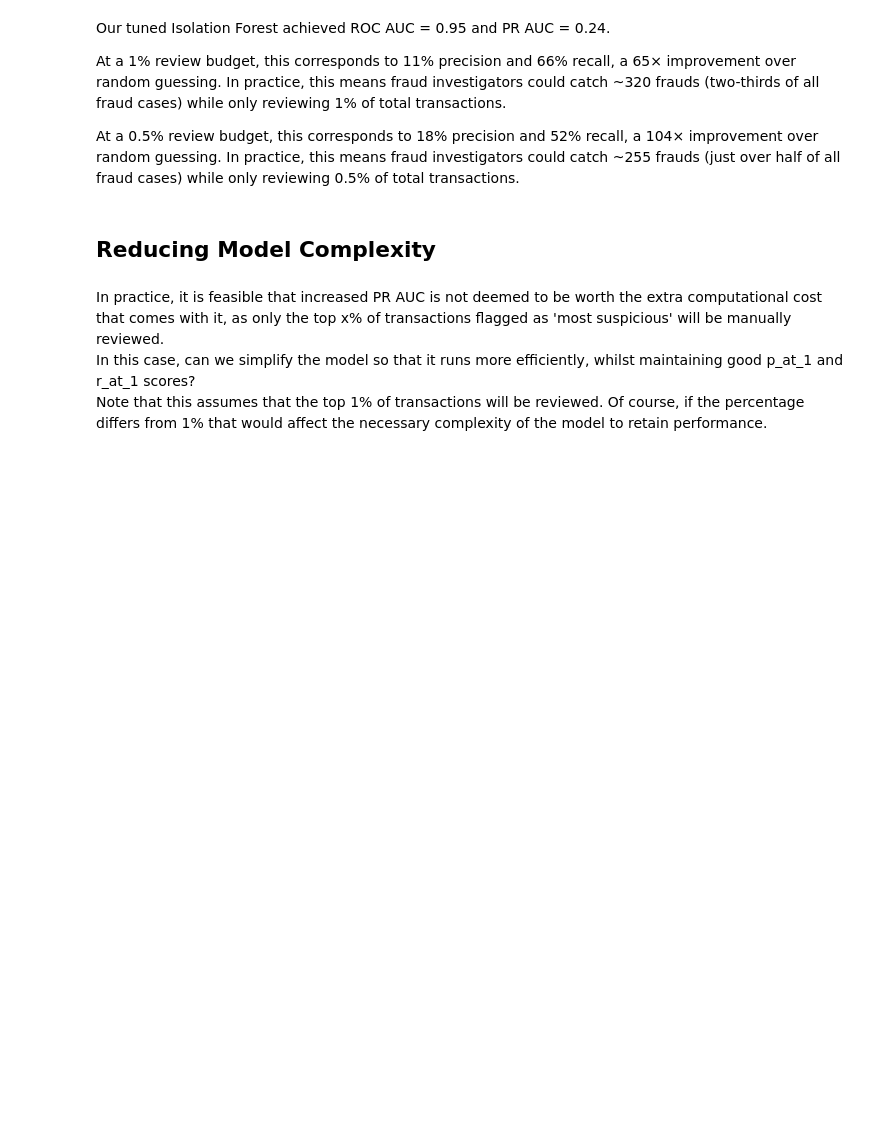
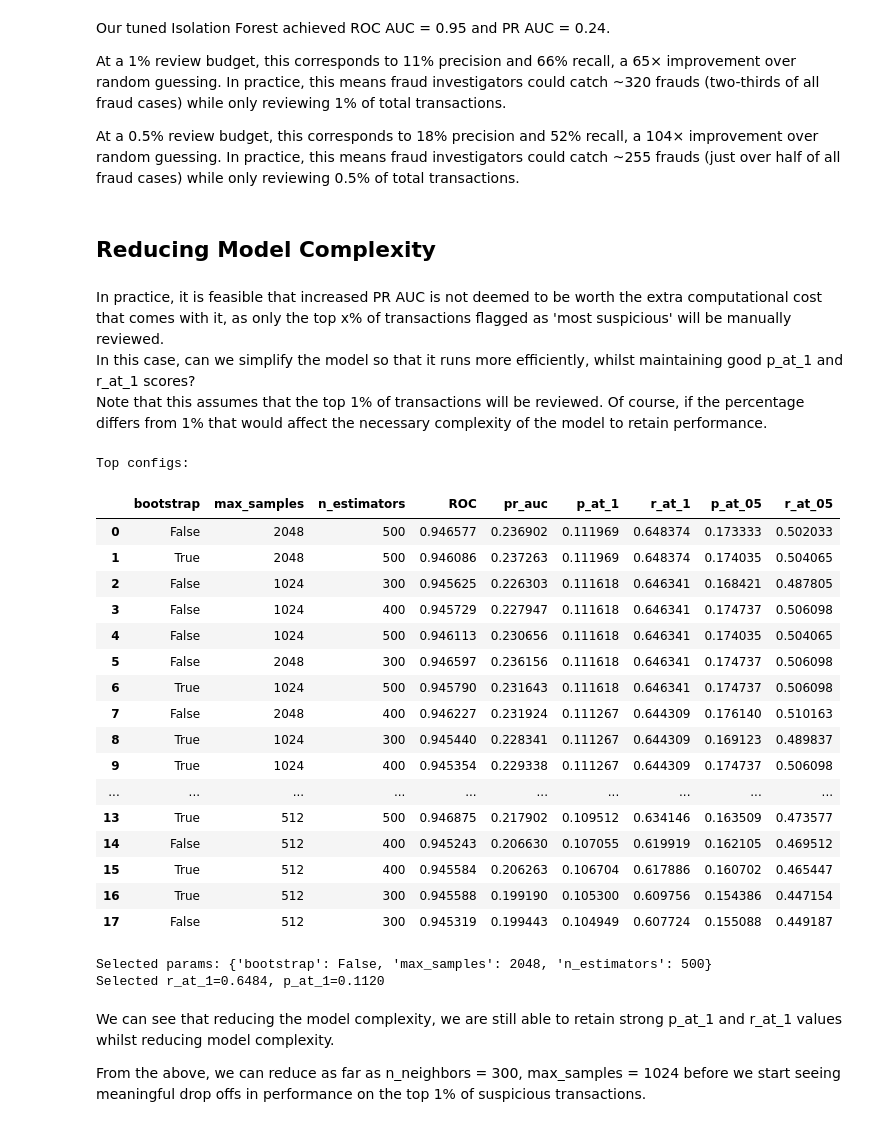
Before and after one commit to LukeHardy721/Fraud-Detection, a Jupyter notebook: notebooks/isolation_forest.ipynb, the cells around one changed output. Drawn from its saved outputs; the diff is of its cells as text; code cells hidden in the pictures; blank space fills up the shorter version.

Commit message:
Updating isolation forest to reduce model complexity

```diff
--- a/notebooks/isolation_forest.ipynb
+++ b/notebooks/isolation_forest.ipynb
@@ -297,8 +276,8 @@ SECONDARY = "p_at_1"
 # Note that I have already narrowed the param_grid down through multiple iterations
 
 param_grid = {
-    "n_estimators": [400, 500, 600],
-    "max_samples": [256, 512, 1024],
+    "n_estimators": [300, 400, 500],
+    "max_samples": [512, 1024, 2048],
     "bootstrap": [False, True],
     # Note: intentionally not tuning 'contamination' here
 }
@@ -313,30 +292,55 @@ for params in ParameterGrid(param_grid):
     iso = IsolationForest(max_features=1, random_state=42, n_jobs=-1, **params) # Used param_grid to work out max_features = 1 is optimal
     iso.fit(X_train)
 
     scores = -iso.score_samples(df_unlabelled)
 
     roc = roc_auc_score(labels, scores)
     pr_auc = average_precision_score(labels, scores)
     p_at_1, r_at_1 = precision_recall_at_k(labels, scores, k=0.01)
     p_at_05, r_at_05 = precision_recall_at_k(labels, scores, k=0.005)
 
     runs.append({**params, "ROC": roc, "pr_auc": pr_auc, "p_at_1": p_at_1, "r_at_1": r_at_1, "p_at_05": p_at_05, "r_at_05": r_at_05})
 
     primary_val = r_at_1 if PRIMARY == "r_at_1" else p_at_1
     secondary_val = p_at_1 if SECONDARY == "p_at_1" else r_at_1
     cand_tuple = (primary_val, secondary_val)
 
     if cand_tuple > best_tuple:
         best_tuple = cand_tuple
         best_params = params
         best_model = iso
         best_scores = scores
 
 results_df = pd.DataFrame(runs).sort_values(
     by=[PRIMARY, SECONDARY], ascending=[False, False]
 ).reset_index(drop=True)
 
 print("Top configs:")
 display(results_df.head(20))
 print("\nSelected params:", best_params)
 print(f"Selected {PRIMARY}={best_tuple[0]:.4f}, {SECONDARY}={best_tuple[1]:.4f}")
+# %% [output]
+Top configs:
+|  | bootstrap | max_samples | n_estimators | ROC | pr_auc | p_at_1 | r_at_1 | p_at_05 | r_at_05 |
+| 0 | False | 2048 | 500 | 0.946577 | 0.236902 | 0.111969 | 0.648374 | 0.173333 | 0.502033 |
+| 1 | True | 2048 | 500 | 0.946086 | 0.237263 | 0.111969 | 0.648374 | 0.174035 | 0.504065 |
+| 2 | False | 1024 | 300 | 0.945625 | 0.226303 | 0.111618 | 0.646341 | 0.168421 | 0.487805 |
+| 3 | False | 1024 | 400 | 0.945729 | 0.227947 | 0.111618 | 0.646341 | 0.174737 | 0.506098 |
+| 4 | False | 1024 | 500 | 0.946113 | 0.230656 | 0.111618 | 0.646341 | 0.174035 | 0.504065 |
+| 5 | False | 2048 | 300 | 0.946597 | 0.236156 | 0.111618 | 0.646341 | 0.174737 | 0.506098 |
+| 6 | True | 1024 | 500 | 0.945790 | 0.231643 | 0.111618 | 0.646341 | 0.174737 | 0.506098 |
+| 7 | False | 2048 | 400 | 0.946227 | 0.231924 | 0.111267 | 0.644309 | 0.176140 | 0.510163 |
+| 8 | True | 1024 | 300 | 0.945440 | 0.228341 | 0.111267 | 0.644309 | 0.169123 | 0.489837 |
+| 9 | True | 1024 | 400 | 0.945354 | 0.229338 | 0.111267 | 0.644309 | 0.174737 | 0.506098 |
+| ... | ... | ... | ... | ... | ... | ... | ... | ... | ... |
+| 13 | True | 512 | 500 | 0.946875 | 0.217902 | 0.109512 | 0.634146 | 0.163509 | 0.473577 |
+| 14 | False | 512 | 400 | 0.945243 | 0.206630 | 0.107055 | 0.619919 | 0.162105 | 0.469512 |
+| 15 | True | 512 | 400 | 0.945584 | 0.206263 | 0.106704 | 0.617886 | 0.160702 | 0.465447 |
+| 16 | True | 512 | 300 | 0.945588 | 0.199190 | 0.105300 | 0.609756 | 0.154386 | 0.447154 |
+| 17 | False | 512 | 300 | 0.945319 | 0.199443 | 0.104949 | 0.607724 | 0.155088 | 0.449187 |
+Selected params: {'bootstrap': False, 'max_samples': 2048, 'n_estimators': 500}
+Selected r_at_1=0.6484, p_at_1=0.1120
+# %% [markdown]
+We can see that reducing the model complexity, we are still able to retain strong p_at_1 and r_at_1 values whilst reducing model complexity.
+
+From the above, we can reduce as far as n_neighbors = 300, max_samples = 1024 before we start seeing meaningful drop offs in performance on the top 1% of suspicious transactions.
```
Also changed, not shown: parts of 2 cells of this notebook.
